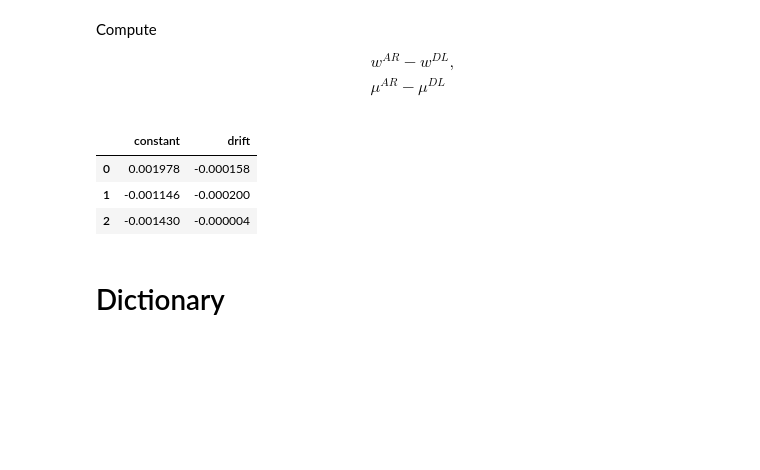
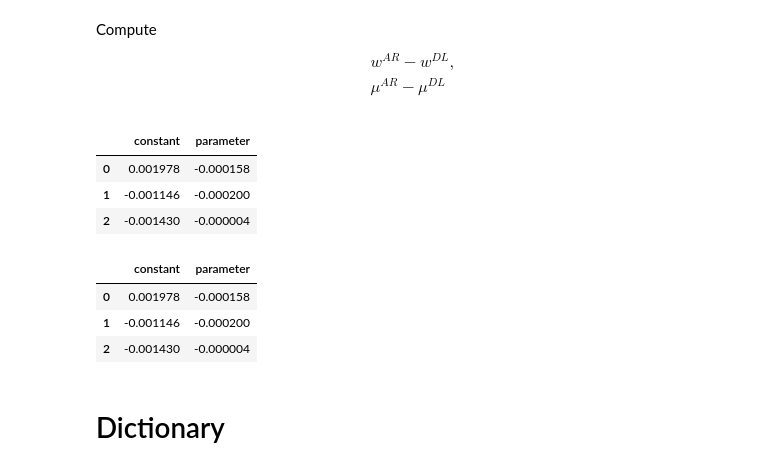
Before and after one commit to michael-allouche/dictionary-learning-RMM, a Jupyter notebook: DL-RMM.ipynb, the cells around one changed output. Cells and saved outputs as stored; diff of their text form; code cells hidden in the pictures; blank space fills up the shorter version.

```diff
--- a/DL-RMM.ipynb
+++ b/DL-RMM.ipynb
@@ -365,11 +422,19 @@ Compute
 \begin{align*}
     &w^{AR} - w^{DL},\\ &\mu^{AR} - \mu^{DL}
 \end{align*}
+# %%
+# Difference between parameters AR and DL
+pd.DataFrame(mat_paramsDL-mat_paramsAR, columns=["constant", "parameter"])
+# %% [output]
+|  | constant | parameter |
+| 0 | 0.001978 | -0.000158 |
+| 1 | -0.001146 | -0.000200 |
+| 2 | -0.001430 | -0.000004 |
 # %%
 # Difference between parameters AR and DL
-pd.DataFrame(mat_paramsDL-mat_paramsAR, columns=["constant", "drift"])
+pd.DataFrame(mat_paramsDL-mat_paramsAR, columns=["constant", "parameter"])
 # %% [output]
-|  | constant | drift |
+|  | constant | parameter |
 | 0 | 0.001978 | -0.000158 |
 | 1 | -0.001146 | -0.000200 |
 | 2 | -0.001430 | -0.000004 |
```
Also changed, not shown: parts of 18 cells of this notebook, 5 other files.
